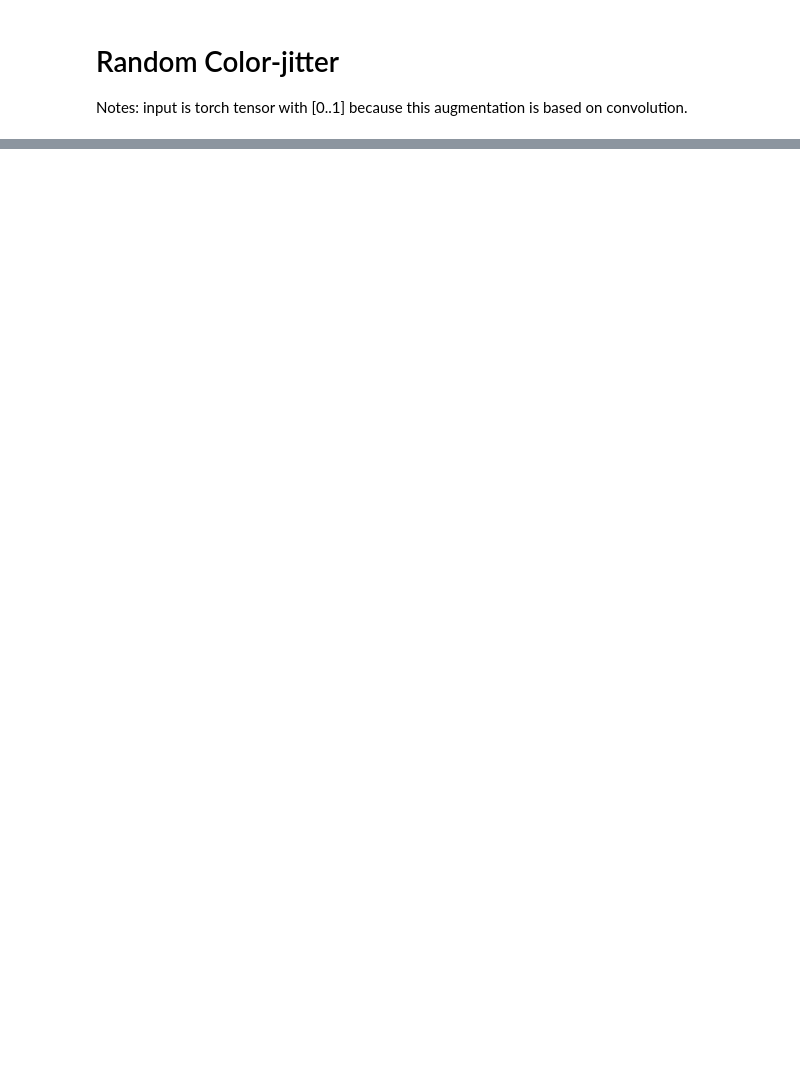
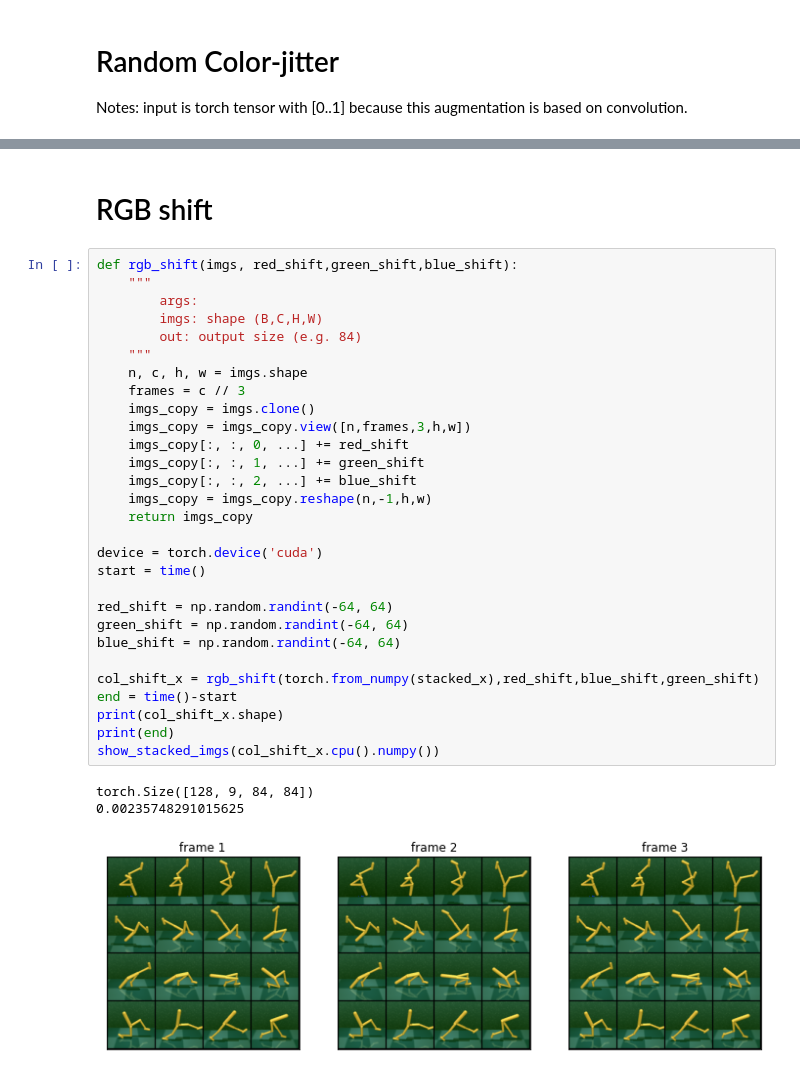
Before and after one commit to MishaLaskin/rad, a Jupyter notebook: Data Aug Visualization.ipynb, the cells around one changed output, grey strips where cells are left out. Saved outputs shown, nothing was run; the diff lists cells and outputs as text; blank space fills up the shorter version.

```diff
--- a/Data Aug Visualization.ipynb
+++ b/Data Aug Visualization.ipynb
@@ -416,0 +417,35 @@ GPU is 10.5X faster than CPU
+# %% [markdown]
+# RGB shift
+# %%
+def rgb_shift(imgs, red_shift,green_shift,blue_shift):
+    """
+        args:
+        imgs: shape (B,C,H,W)
+        out: output size (e.g. 84)
+    """
+    n, c, h, w = imgs.shape
+    frames = c // 3
+    imgs_copy = imgs.clone()
+    imgs_copy = imgs_copy.view([n,frames,3,h,w])
+    imgs_copy[:, :, 0, ...] += red_shift
+    imgs_copy[:, :, 1, ...] += green_shift
+    imgs_copy[:, :, 2, ...] += blue_shift
+    imgs_copy = imgs_copy.reshape(n,-1,h,w)
+    return imgs_copy
+
+device = torch.device('cuda')
+start = time()
+
+red_shift = np.random.randint(-64, 64)
+green_shift = np.random.randint(-64, 64)
+blue_shift = np.random.randint(-64, 64)
+
+col_shift_x = rgb_shift(torch.from_numpy(stacked_x),red_shift,blue_shift,green_shift)
+end = time()-start
+print(col_shift_x.shape)
+print(end)
+show_stacked_imgs(col_shift_x.cpu().numpy())
+# %% [output]
+torch.Size([128, 9, 84, 84])
+0.00235748291015625
+[figure, added]
```
Also changed, not shown: parts of 15 cells of this notebook, 3 other files.
